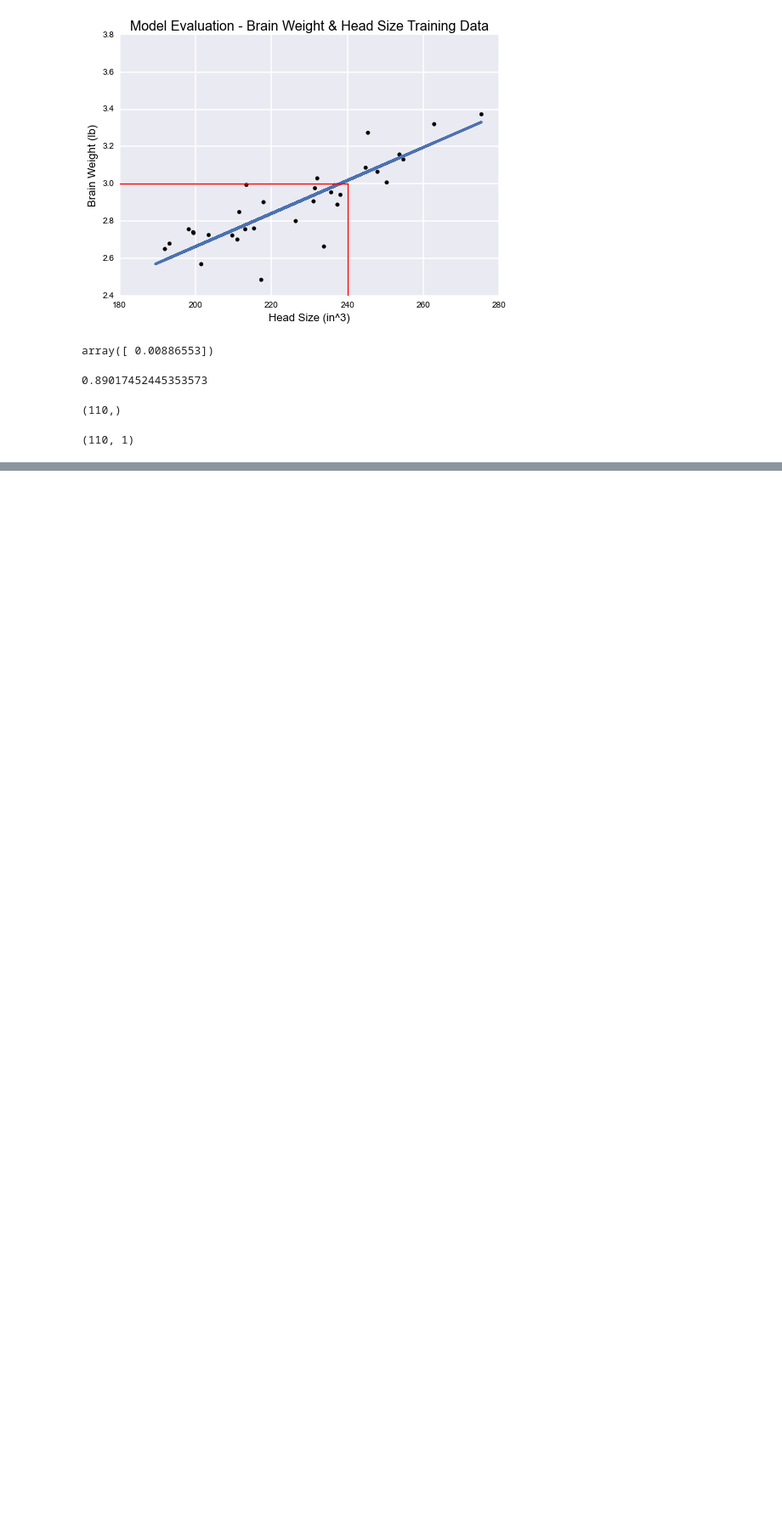
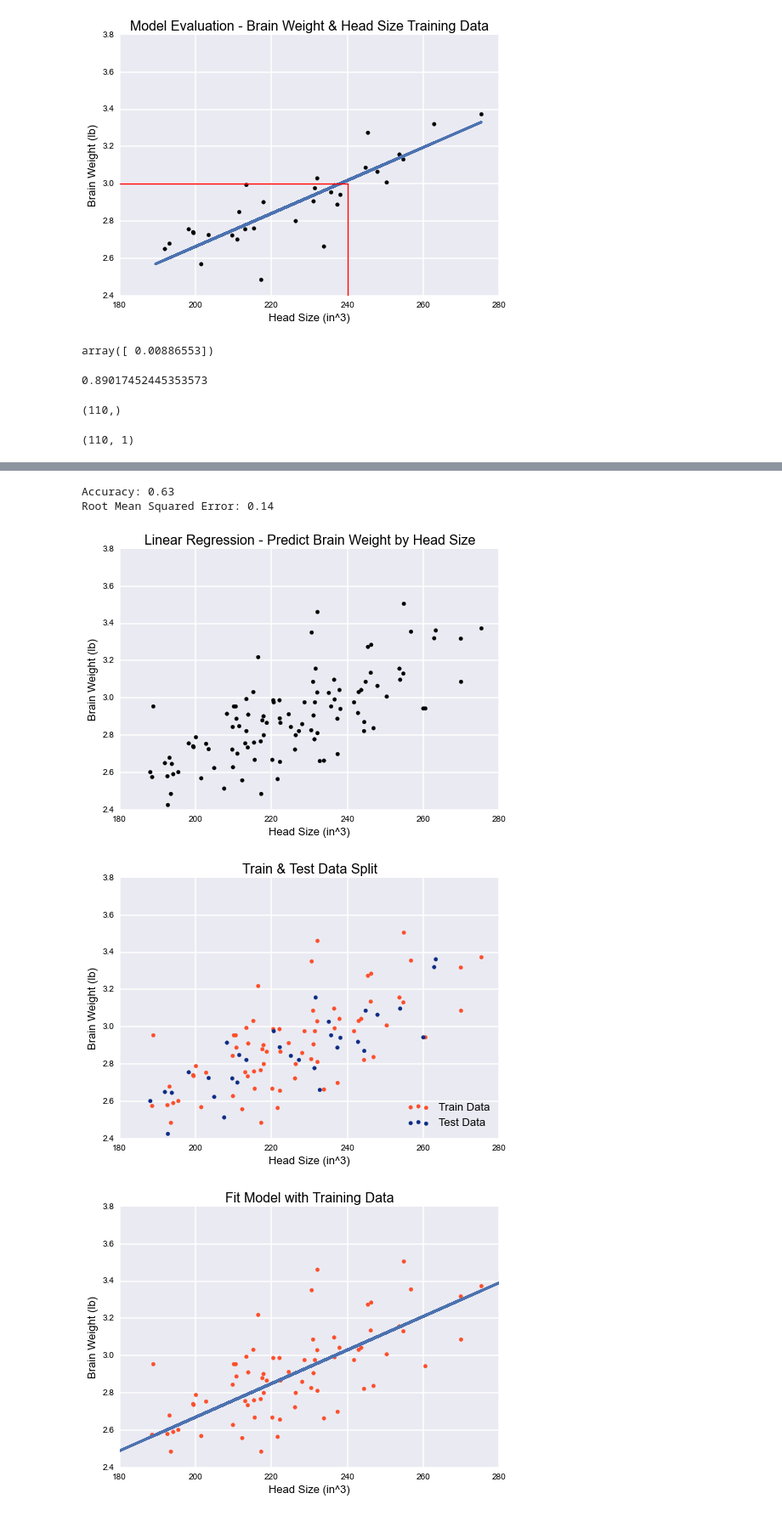
Before and after one commit to nyghtowl/PyCon_2014, a Jupyter notebook: Linear_Regression_WB.ipynb, the cells around one changed output, grey strips where cells are left out. Shown at 85% size. Saved outputs shown, nothing was run; the diff lists cells and outputs as text; code cells hidden in the pictures; blank space fills up the shorter version.

```diff
--- a/Linear_Regression_WB.ipynb
+++ b/Linear_Regression_WB.ipynb
@@ -195,0 +219,8 @@ temp.shape
+# %%
+model = main()
+# %% [output]
+Accuracy: 0.63
+Root Mean Squared Error: 0.14
+[figure, added]
+[figure, added]
+[figure, added]
```
Also changed, not shown: parts of 11 cells of this notebook, 5 other files.
